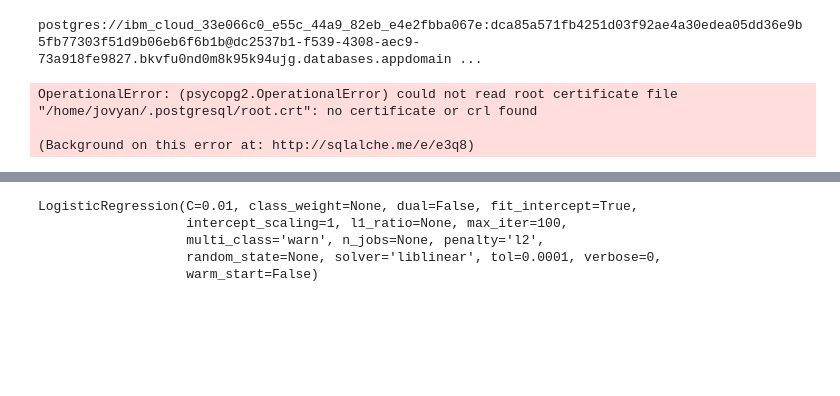
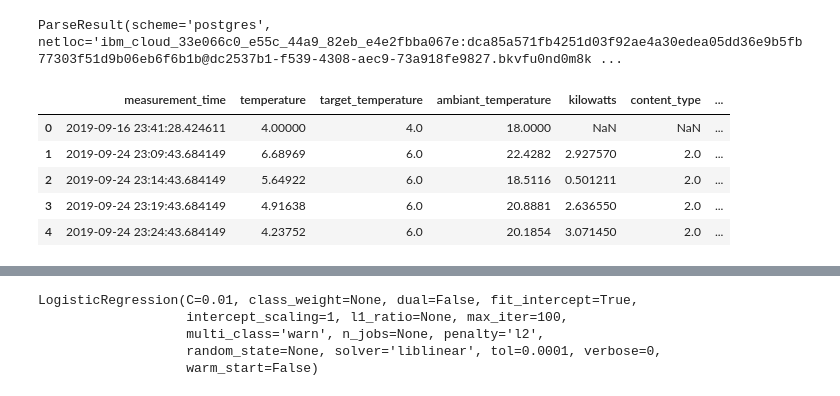
Before and after one commit to ibm-cloud-architecture/refarch-reefer-ml, a Jupyter notebook: ml/model_logistic_regression-pg.ipynb, the cells around one changed output, grey strips where cells are left out. Saved outputs shown, nothing was run; the diff lists cells and outputs as text; code cells hidden in the pictures; blank space fills up the shorter version.

```diff
--- a/ml/model_logistic_regression-pg.ipynb
+++ b/ml/model_logistic_regression-pg.ipynb
@@ -8,18 +9,26 @@ from sklearn import preprocessing
 from sqlalchemy import create_engine
 %matplotlib inline
 import matplotlib.pyplot as plt
-# %%
-postgresURL=os.getenv('POSTGRES_URL')
-
-print(postgresURL)
-connection = create_engine(postgresURL)
-# %% [output]
-postgres://ibm_cloud_33e066c0_e55c_44a9_82eb_e4e2fbba067e:dca85a571fb4251d03f92ae4a30edea05dd36e9b5fb77303f51d9b06eb6f6b1b@dc2537b1-f539-4308-aec9-73a918fe9827.bkvfu0nd0m8k95k94ujg.databases.appdomain ...
+# %%
+postgresURL=urlparse(os.getenv('POSTGRES_URL'))
+print(postgresURL)
+connection = psycopg2.connect(host=postgresURL.hostname,
+                        port=postgresURL.port,
+                        user=postgresURL.username,
+                        password=postgresURL.password,
+                        sslmode='verify-full',
+                        sslrootcert='/home/jovyan/cert.pem',
+                        database='ibmclouddb')
+# %% [output]
+ParseResult(scheme='postgres', netloc='ibm_cloud_33e066c0_e55c_44a9_82eb_e4e2fbba067e:dca85a571fb4251d03f92ae4a30edea05dd36e9b5fb77303f51d9b06eb6f6b1b@dc2537b1-f539-4308-aec9-73a918fe9827.bkvfu0nd0m8k ...
 # %%
 # Importing dataset - the generated simulator data
-data = pd.read_sql_query('''SELECT * FROM reefers;''',connection)
+data = pd.read_sql_query('''SELECT measurement_time, temperature, target_temperature, ambiant_temperature, kilowatts, content_type, oxygen_level,nitrogen_level, carbon_dioxide_level, humidity_level, vent_1, vent_2, vent_3, time_door_open, defrost_cycle, maintenance_required  FROM reefer_telemetries;''',connection)
 data.head()
 # %% [output]
-OperationalError: (psycopg2.OperationalError) could not read root certificate file "/home/jovyan/.postgresql/root.crt": no certificate or crl found
-
-(Background on this error at: http://sqlalche.me/e/e3q8)
+|  | measurement_time | temperature | target_temperature | ambiant_temperature | kilowatts | content_type | ... |
+| 0 | 2019-09-16 23:41:28.424611 | 4.00000 | 4.0 | 18.0000 | NaN | NaN | ... |
+| 1 | 2019-09-24 23:09:43.684149 | 6.68969 | 6.0 | 22.4282 | 2.927570 | 2.0 | ... |
+| 2 | 2019-09-24 23:14:43.684149 | 5.64922 | 6.0 | 18.5116 | 0.501211 | 2.0 | ... |
+| 3 | 2019-09-24 23:19:43.684149 | 4.91638 | 6.0 | 20.8881 | 2.636550 | 2.0 | ... |
+| 4 | 2019-09-24 23:24:43.684149 | 4.23752 | 6.0 | 20.1854 | 3.071450 | 2.0 | ... |
```
Also changed, not shown: parts of 11 cells of this notebook, 9 other files.
